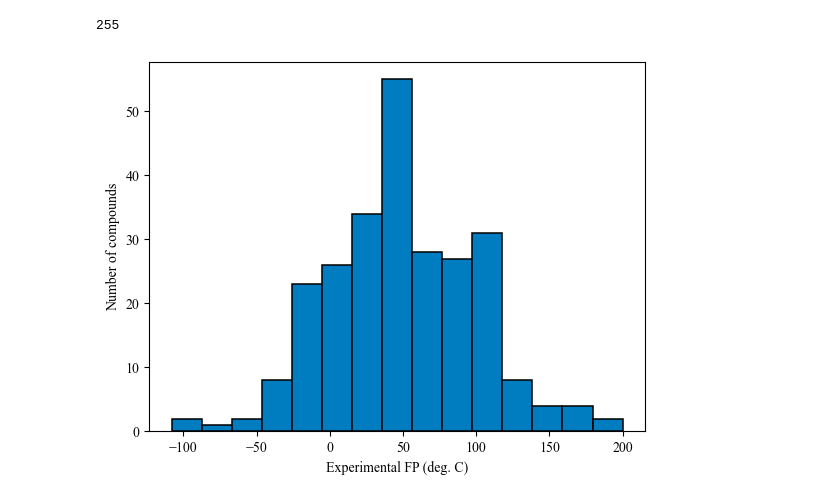
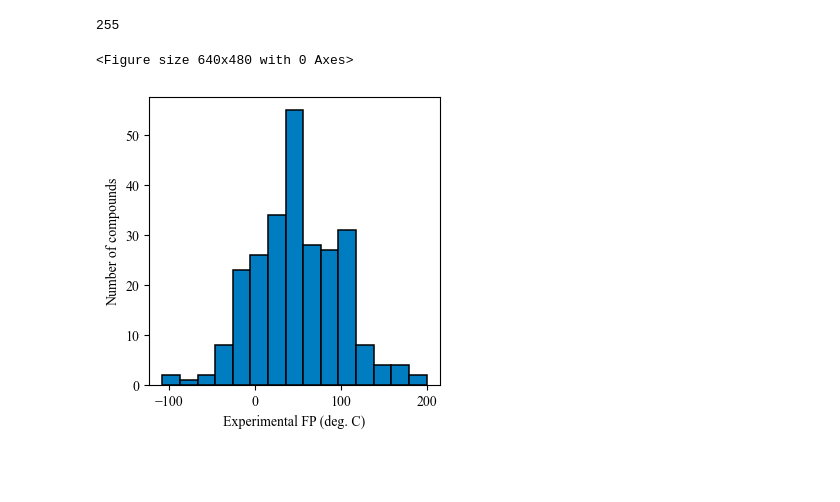
Before and after one commit to ECRL/publication_procedures, a Jupyter notebook: terpenes/analysis/get_fp_distribution.ipynb, the cells around one changed output. Drawn from its saved outputs; the diff is of its cells as text; code cells hidden in the pictures; blank space fills up the shorter version.

Commit message:
Updates to figures

```diff
--- a/terpenes/analysis/get_fp_distribution.ipynb
+++ b/terpenes/analysis/get_fp_distribution.ipynb
@@ -17,12 +17,15 @@ print(len(compounds))
 # %%
 from matplotlib import pyplot as plt
 
 plt.clf()
 plt.rcParams["font.family"] = "Times New Roman"
-plt.hist(compounds, color=(0, 114/235, 178/235), bins=15, edgecolor='black', linewidth=1.1)
-plt.xlabel(f"Experimental {PROP_SHORTHAND}")
-plt.ylabel("Number of compounds")
+fig = plt.figure(figsize=(3.75, 3.75))
+ax = fig.subplots()
+ax.hist(compounds, color=(0, 114/235, 178/235), bins=15, edgecolor='black', linewidth=1.1)
+ax.set_xlabel(f"Experimental {PROP_SHORTHAND}")
+ax.set_ylabel("Number of compounds")
 plt.savefig(f"figures/distr_{PROP_ABVR}.png", dpi=256)
 plt.show()
 # %% [output]
+<Figure size 640x480 with 0 Axes>
-[figure, old version]
+[figure, new version]
```
Also changed, not shown: 43 other files.
